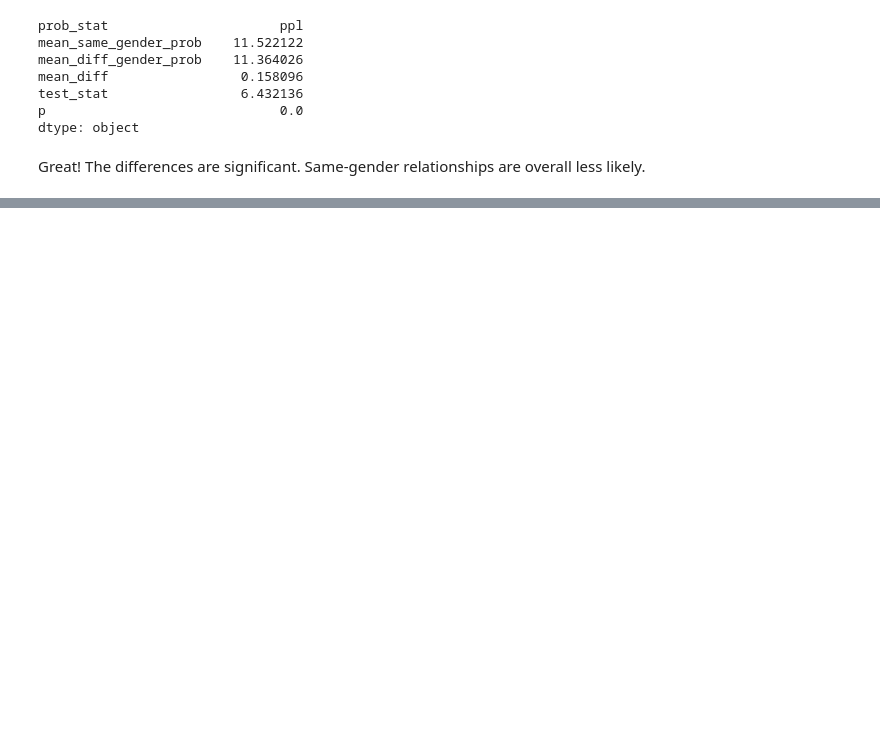
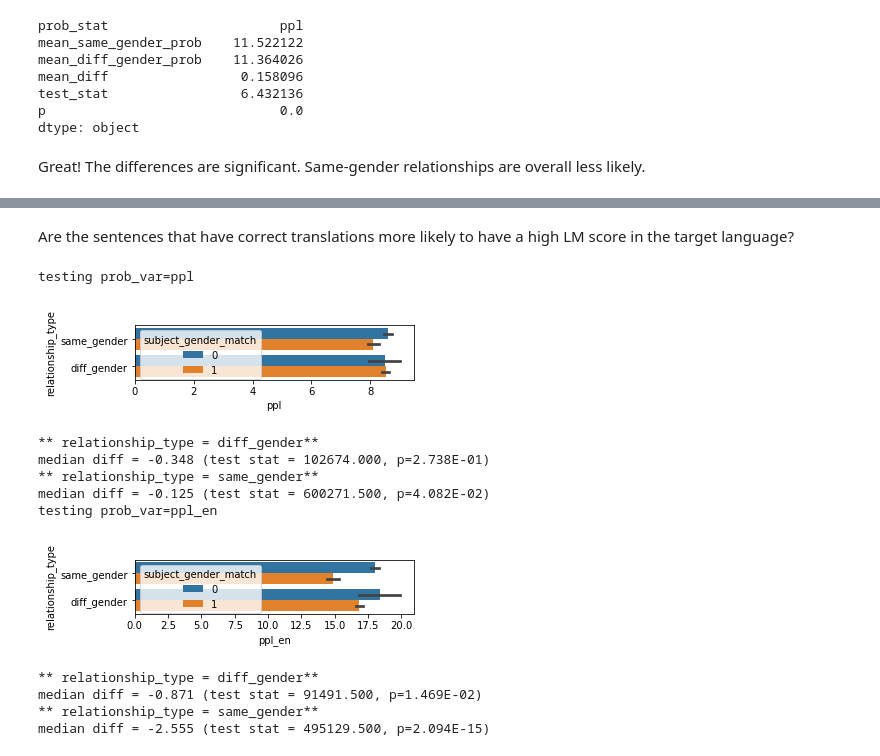
Before and after one commit to ianbstewart/multilingual-same-gender-bias, a Jupyter notebook: query_language_models.ipynb, the cells around one changed output, grey strips where cells are left out. Drawn from its saved outputs; the diff is of its cells as text; code cells hidden in the pictures; blank space fills up the shorter version.

```diff
--- a/query_language_models.ipynb
+++ b/query_language_models.ipynb
@@ -395,0 +449,17 @@ Trends in PPL:
+# %%
+## combine LM prob, translation acc data
+merge_cols = ['sent']
+translation_acc_cols = ['subject_gender_match']
+combined_lang_score_data = pd.merge(relationship_sent_data, combined_translation_data.loc[:, merge_cols + translation_acc_cols],
+                                    on=merge_cols, how='inner')
+print(combined_lang_score_data.shape[0])
+## also add EN LM probs
+en_relationship_sent_data = relationship_sent_data[relationship_sent_data.loc[:, 'lang']=='en']
+en_relationship_sent_data.rename(columns={'prob' : 'prob_en', 'ppl' : 'ppl_en'}, inplace=True)
+en_prob_cols = ['prob_en', 'ppl_en']
+en_merge_cols = ['subject_gender', 'subject_word_en', 'relationship_gender', 'relationship_word_category', 'relationship_topic']
+combined_lang_score_data = pd.merge(combined_lang_score_data,
+                                    en_relationship_sent_data.loc[:, en_prob_cols + en_merge_cols],
+                                    on=en_merge_cols, how='inner')
+print(combined_lang_score_data.shape[0])
+display(combined_lang_score_data.head())
@@ -395,0 +479,35 @@ Trends in PPL:
+# %% [markdown]
+Are the sentences that have correct translations more likely to have a high LM score in the target language?
+# %%
+## plot correct vs. incorrect (X) and prob score (Y)
+import matplotlib
+%matplotlib inline
+import matplotlib.pyplot as plt
+import seaborn as sns
+from scipy.stats import mannwhitneyu
+prob_vars = ['ppl', 'ppl_en']
+for prob_var in prob_vars:
+    print(f'testing prob_var={prob_var}')
+    plt.figure(figsize=(5,1))
+    sns.barplot(data=combined_lang_score_data, y='relationship_type', hue='subject_gender_match', x=prob_var)
+    plt.show()
+    for relationship_type_i, data_i in combined_lang_score_data.groupby('relationship_type'):
+        print(f'** relationship_type = {relationship_type_i}**')
+        correct_translation_score_data_i = data_i[data_i.loc[:, 'subject_gender_match']==1].loc[:, prob_var]
+        incorrect_translation_score_data_i = data_i[data_i.loc[:, 'subject_gender_match']==0].loc[:, prob_var]
+        median_diff = correct_translation_score_data_i.median() - incorrect_translation_score_data_i.median()
+        test_stat, p_val = mannwhitneyu(correct_translation_score_data_i, incorrect_translation_score_data_i)
+        print(f'median diff = {median_diff:.3f} (test stat = {test_stat:.3f}, p={p_val:.3E})')
+# %% [output]
+testing prob_var=ppl
+[figure, added]
+** relationship_type = diff_gender**
+median diff = -0.348 (test stat = 102674.000, p=2.738E-01)
+** relationship_type = same_gender**
+median diff = -0.125 (test stat = 600271.500, p=4.082E-02)
+testing prob_var=ppl_en
+[figure, added]
+** relationship_type = diff_gender**
+median diff = -0.871 (test stat = 91491.500, p=1.469E-02)
+** relationship_type = same_gender**
+median diff = -2.555 (test stat = 495129.500, p=2.094E-15)
```
Also changed, not shown: parts of 16 cells of this notebook, 2 other files.
